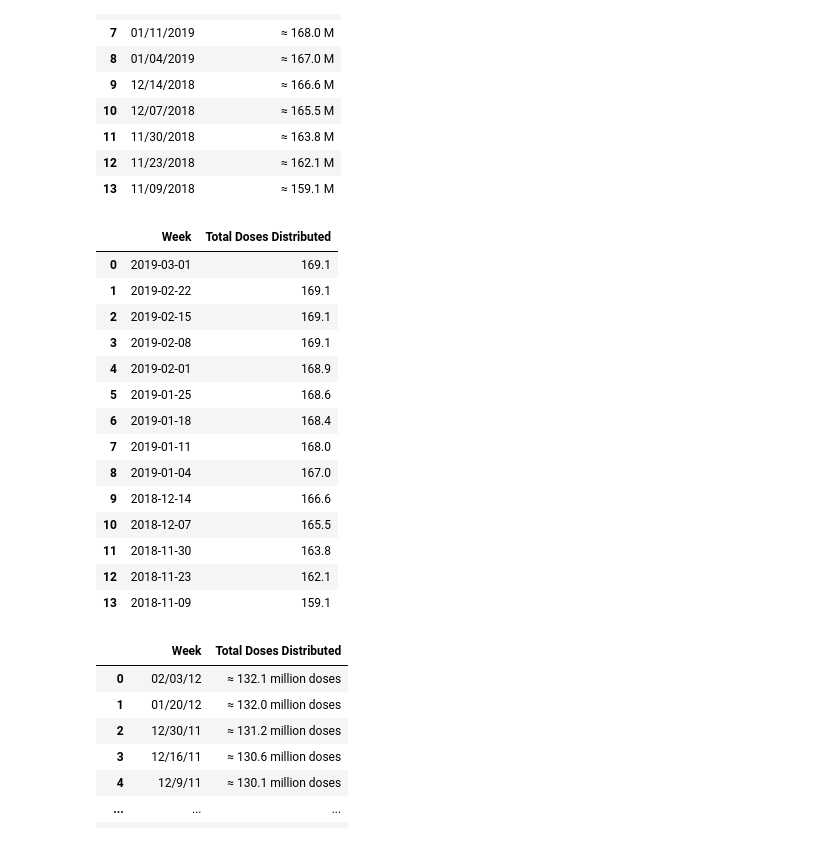
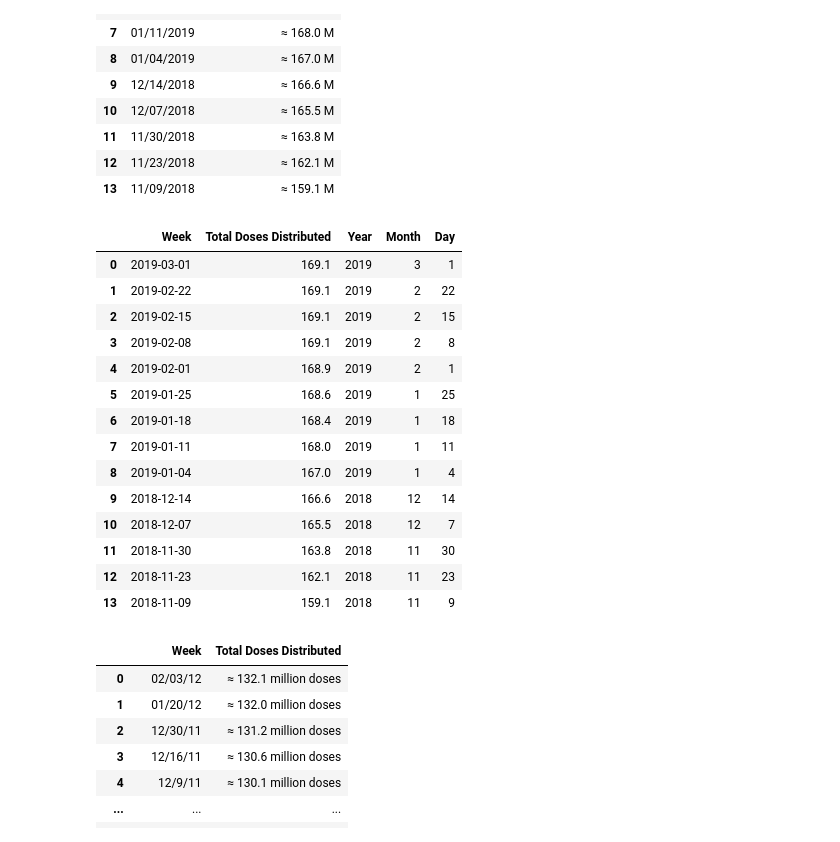
Before and after one commit to AdrianJason/Project3_Data_FullStack, a Jupyter notebook: ETL/Transform.ipynb, the cells around one changed output. Cells and saved outputs as stored; diff of their text form; code cells hidden in the pictures.

```diff
--- a/ETL/Transform.ipynb
+++ b/ETL/Transform.ipynb
@@ -33,29 +32,32 @@ vaccines
 # %%
 #Transforming DF to usable data
 #Number of doses given
 vaccines["Total Doses Distributed"] = vaccines["Total Doses Distributed"].str.replace(" M","")
 vaccines["Total Doses Distributed"] = vaccines["Total Doses Distributed"].str.replace("≈ ","")
 vaccines["Total Doses Distributed"] = vaccines["Total Doses Distributed"].str.replace("≈","")
 vaccines["Total Doses Distributed"] = vaccines["Total Doses Distributed"].astype(float)
 #Number changing from string to date
 vaccines["Week"] = pd.to_datetime(vaccines["Week"])
+vaccines['Year'] = vaccines['Week'].dt.year
+vaccines['Month'] = vaccines['Week'].dt.month
+vaccines['Day'] = vaccines['Week'].dt.day
 vaccines
 # %% [output]
-|  | Week | Total Doses Distributed |
-| 0 | 2019-03-01 | 169.1 |
-| 1 | 2019-02-22 | 169.1 |
-| 2 | 2019-02-15 | 169.1 |
-| 3 | 2019-02-08 | 169.1 |
-| 4 | 2019-02-01 | 168.9 |
-| 5 | 2019-01-25 | 168.6 |
-| 6 | 2019-01-18 | 168.4 |
-| 7 | 2019-01-11 | 168.0 |
-| 8 | 2019-01-04 | 167.0 |
-| 9 | 2018-12-14 | 166.6 |
-| 10 | 2018-12-07 | 165.5 |
-| 11 | 2018-11-30 | 163.8 |
-| 12 | 2018-11-23 | 162.1 |
-| 13 | 2018-11-09 | 159.1 |
+|  | Week | Total Doses Distributed | Year | Month | Day |
+| 0 | 2019-03-01 | 169.1 | 2019 | 3 | 1 |
+| 1 | 2019-02-22 | 169.1 | 2019 | 2 | 22 |
+| 2 | 2019-02-15 | 169.1 | 2019 | 2 | 15 |
+| 3 | 2019-02-08 | 169.1 | 2019 | 2 | 8 |
+| 4 | 2019-02-01 | 168.9 | 2019 | 2 | 1 |
+| 5 | 2019-01-25 | 168.6 | 2019 | 1 | 25 |
+| 6 | 2019-01-18 | 168.4 | 2019 | 1 | 18 |
+| 7 | 2019-01-11 | 168.0 | 2019 | 1 | 11 |
+| 8 | 2019-01-04 | 167.0 | 2019 | 1 | 4 |
+| 9 | 2018-12-14 | 166.6 | 2018 | 12 | 14 |
+| 10 | 2018-12-07 | 165.5 | 2018 | 12 | 7 |
+| 11 | 2018-11-30 | 163.8 | 2018 | 11 | 30 |
+| 12 | 2018-11-23 | 162.1 | 2018 | 11 | 23 |
+| 13 | 2018-11-09 | 159.1 | 2018 | 11 | 9 |
 # %%
 vaccines_11to17 = pd.DataFrame()
 
```
Also changed, not shown: parts of 16 cells of this notebook, 20 other files.
